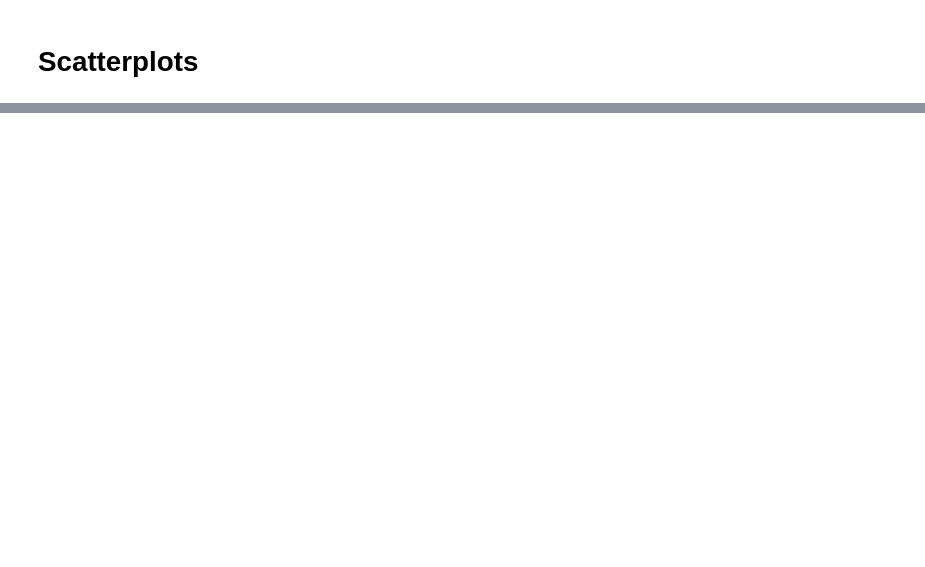
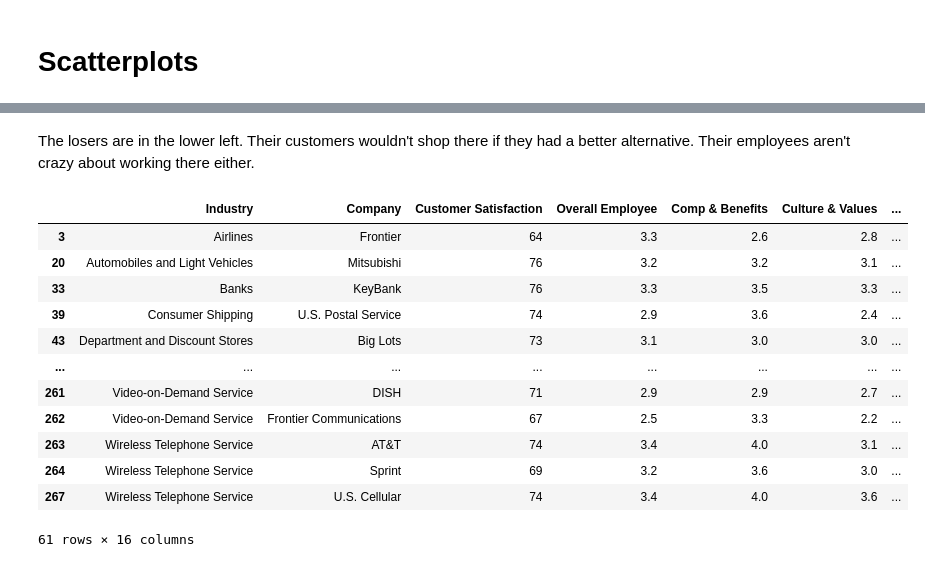
Before and after one commit to DDArmstrong/Customer_Employee_Happiness, a Jupyter notebook: PYTH225_Project_Where's_the_happiness?.ipynb, the cells around one changed output, grey strips where cells are left out. Drawn from its saved outputs; the diff is of its cells as text; code cells hidden in the pictures; blank space fills up the shorter version.

```diff
--- a/PYTH225_Project_Where's_the_happiness?.ipynb
+++ b/PYTH225_Project_Where's_the_happiness?.ipynb
@@ -237,0 +301,18 @@ plt.plot(x, y,'o', color='green');
+# %% [markdown]
+The losers are in the lower left. Their customers wouldn't shop there if they had a better alternative. Their employees aren't crazy about working there either.
+# %%
+ratings[ratings['Loser']]
+# %% [output]
+|  | Industry | Company | Customer Satisfaction | Overall Employee | Comp & Benefits | Culture & Values | ... |
+| 3 | Airlines | Frontier | 64 | 3.3 | 2.6 | 2.8 | ... |
+| 20 | Automobiles and Light Vehicles | Mitsubishi | 76 | 3.2 | 3.2 | 3.1 | ... |
+| 33 | Banks | KeyBank | 76 | 3.3 | 3.5 | 3.3 | ... |
+| 39 | Consumer Shipping | U.S. Postal Service | 74 | 2.9 | 3.6 | 2.4 | ... |
+| 43 | Department and Discount Stores | Big Lots | 73 | 3.1 | 3.0 | 3.0 | ... |
+| ... | ... | ... | ... | ... | ... | ... | ... |
+| 261 | Video-on-Demand Service | DISH | 71 | 2.9 | 2.9 | 2.7 | ... |
+| 262 | Video-on-Demand Service | Frontier Communications | 67 | 2.5 | 3.3 | 2.2 | ... |
+| 263 | Wireless Telephone Service | AT&T | 74 | 3.4 | 4.0 | 3.1 | ... |
+| 264 | Wireless Telephone Service | Sprint | 69 | 3.2 | 3.6 | 3.0 | ... |
+| 267 | Wireless Telephone Service | U.S. Cellular | 74 | 3.4 | 4.0 | 3.6 | ... |
+61 rows × 16 columns
```
Also changed, not shown: parts of 21 cells of this notebook.
